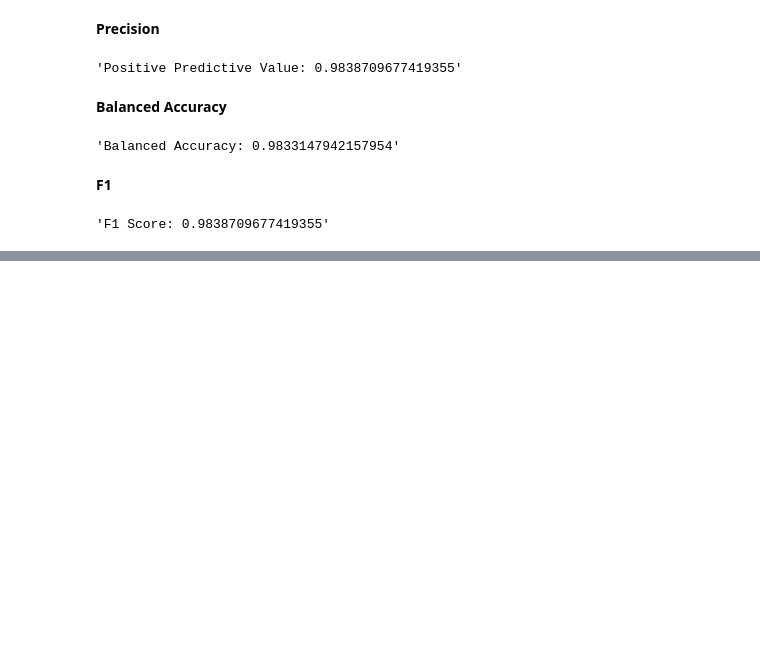
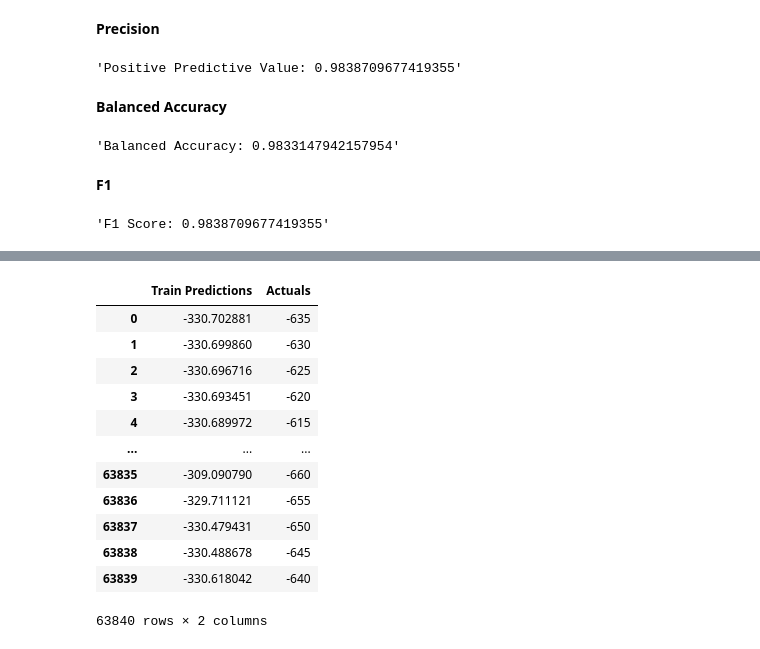
Before and after one commit to brotheramin/MachineLearning, a Jupyter notebook: SepsisMiniProject.ipynb, the cells around one changed output, grey strips where cells are left out. Drawn from its saved outputs; the diff is of its cells as text; code cells hidden in the pictures; blank space fills up the shorter version.

```diff
--- a/SepsisMiniProject.ipynb
+++ b/SepsisMiniProject.ipynb
@@ -695,0 +752,15 @@ def f1(tn, fp, fn, tp):
+# %%
+from tensorflow.keras.models import Sequential
+from tensorflow.keras.layers import *
+from tensorflow.keras.callbacks import ModelCheckpoint
+from tensorflow.keras.losses import MeanSquaredError
+from tensorflow.keras.metrics import RootMeanSquaredError
+from tensorflow.keras.optimizers import Adam
+
+model1 = Sequential()
+model1.add(InputLayer((5, 1)))
+model1.add(LSTM(64))
+model1.add(Dense(8, 'relu'))
+model1.add(Dense(1, 'linear'))
+
+model1.summary()
@@ -695,0 +816,18 @@ def f1(tn, fp, fn, tp):
+# %%
+train_predictions = model1.predict(X_train1).flatten()
+train_results = pd.DataFrame(data={'Train Predictions':train_predictions, 'Actuals':y_train1})
+train_results
+# %% [output]
+|  | Train Predictions | Actuals |
+| 0 | -330.702881 | -635 |
+| 1 | -330.699860 | -630 |
+| 2 | -330.696716 | -625 |
+| 3 | -330.693451 | -620 |
+| 4 | -330.689972 | -615 |
+| ... | ... | ... |
+| 63835 | -309.090790 | -660 |
+| 63836 | -329.711121 | -655 |
+| 63837 | -330.479431 | -650 |
+| 63838 | -330.488678 | -645 |
+| 63839 | -330.618042 | -640 |
+63840 rows × 2 columns
```
Also changed, not shown: parts of 24 cells of this notebook.
